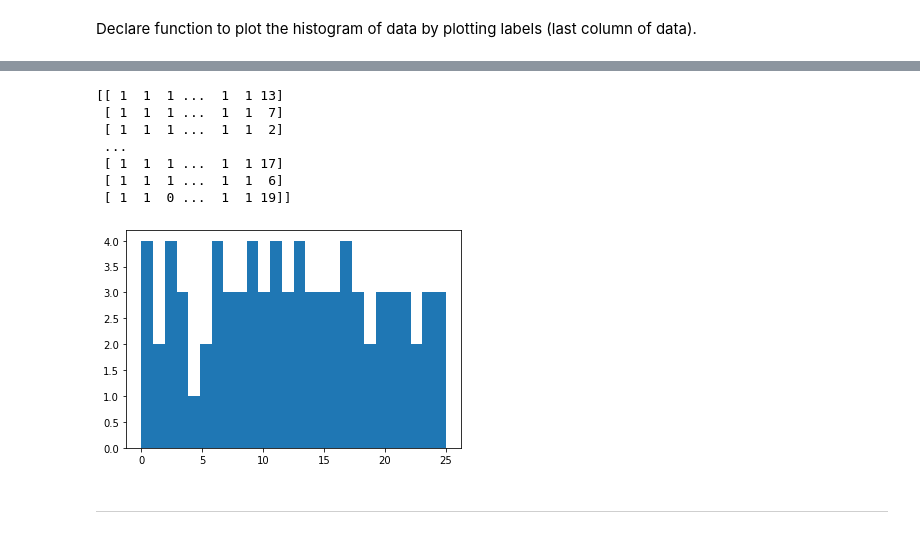
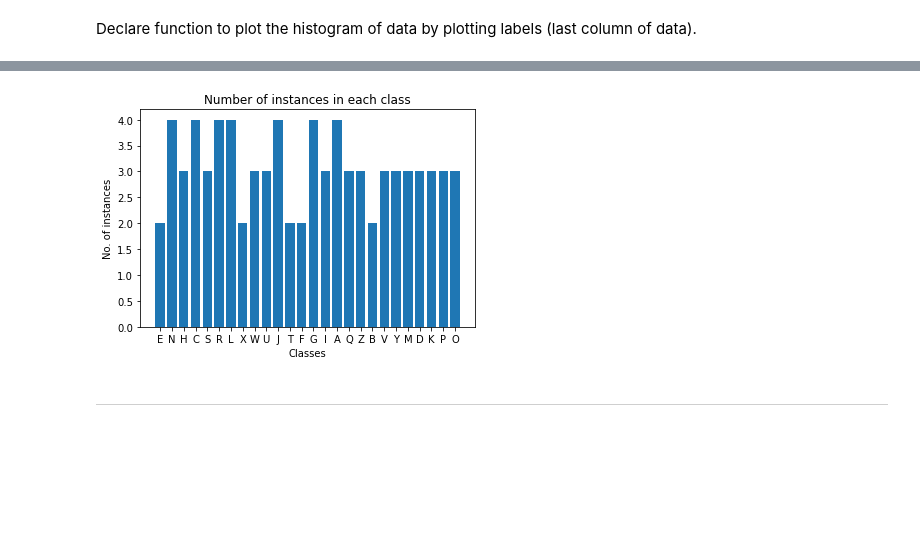
Before and after one commit to Hambrsoom/Experiments-With-Machine-Learning, a Jupyter notebook: A2/COMP472_A1.ipynb, the cells around one changed output, grey strips where cells are left out. Drawn from its saved outputs; the diff is of its cells as text; code cells hidden in the pictures; blank space fills up the shorter version.

```diff
--- a/A2/COMP472_A1.ipynb
+++ b/A2/COMP472_A1.ipynb
@@ -75,15 +92,7 @@ Import testing data and plot histogram of testing data.
-# %%
-testingData = importData("./Assig1-Dataset/test_with_label_" + dataset + ".csv")
-plot(testingData, infoData)
-# %% [output]
-[[ 1  1  1 ...  1  1 13]
- [ 1  1  1 ...  1  1  7]
- [ 1  1  1 ...  1  1  2]
- ...
- [ 1  1  1 ...  1  1 17]
- [ 1  1  1 ...  1  1  6]
- [ 1  1  0 ...  1  1 19]]
-[figure, removed]
+# %%
+plot(testingData)
+# %% [output]
+[figure, added]
 # %% [markdown]
 ***
 # %% [markdown]
```
Also changed, not shown: parts of 49 cells of this notebook.
